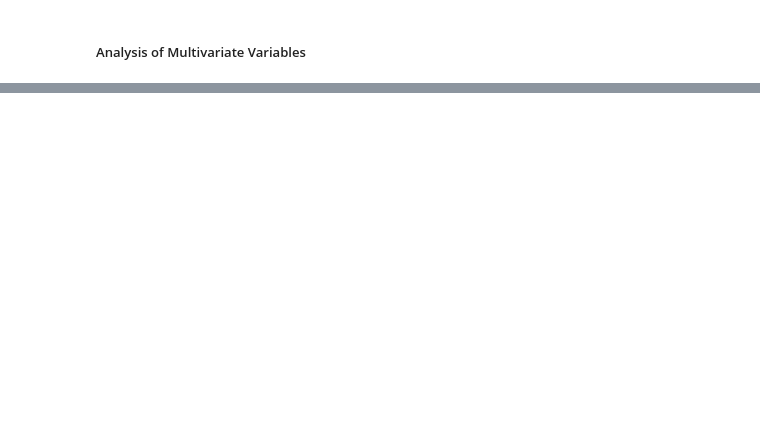
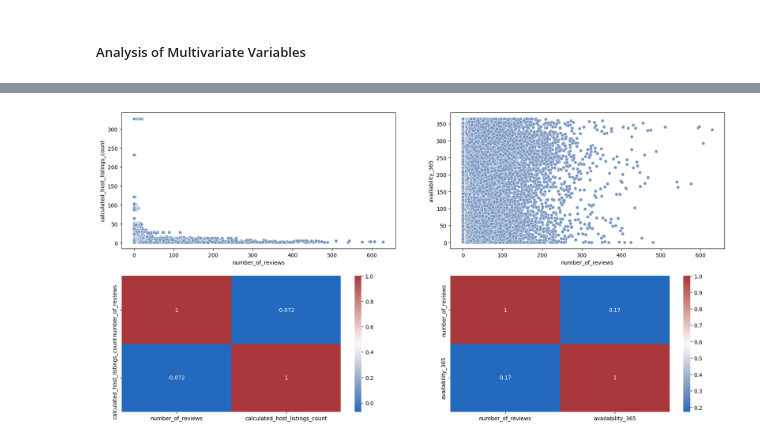
Before and after one commit to fevc08/new_york_city_airbnb_eda, a Jupyter notebook: src/explore.ipynb, the cells around one changed output, grey strips where cells are left out. Drawn from its saved outputs; the diff is of its cells as text; code cells hidden in the pictures; blank space fills up the shorter version.

```diff
--- a/src/explore.ipynb
+++ b/src/explore.ipynb
@@ -172,0 +219,16 @@ plt.show()
+# %%
+# Relationship between 'number_of_reviews' and 'calculated_host_listings_count' and 'availability_365' with a scatterplot and a heatmap
+fig, ax = plt.subplots(2, 2, figsize=(20, 10))
+
+# Scatterplot for 'number_of_reviews' and 'calculated_host_listings_count'
+sns.scatterplot(data = df_airbnb_ny, x = 'number_of_reviews', y = 'calculated_host_listings_count', ax=ax[0,0], color=colors[0])
+# Heatmap for 'number_of_reviews' and 'calculated_host_listings_count'
+sns.heatmap(data = df_airbnb_ny[['number_of_reviews', 'calculated_host_listings_count']].corr(), ax=ax[1,0], annot=True, cmap='vlag')
+# Scatterplot for 'number_of_reviews' and 'availability_365'
+sns.scatterplot(data = df_airbnb_ny, x = 'number_of_reviews', y = 'availability_365', ax=ax[0,1], color=colors[0])
+# Heatmap for 'number_of_reviews' and 'availability_365'
+sns.heatmap(data = df_airbnb_ny[['number_of_reviews', 'availability_365']].corr(), ax=ax[1,1], annot=True, cmap='vlag')
+
+plt.show()
+# %% [output]
+[figure, added]
```
Also changed, not shown: parts of 10 cells of this notebook, 1 other file.
